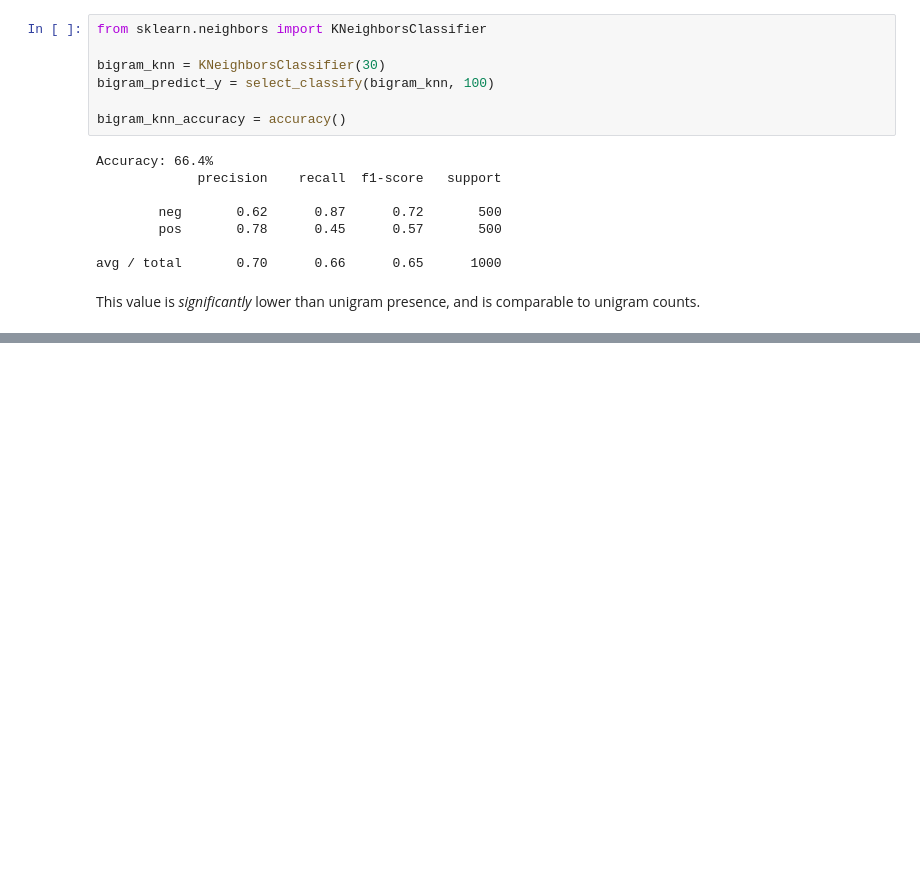
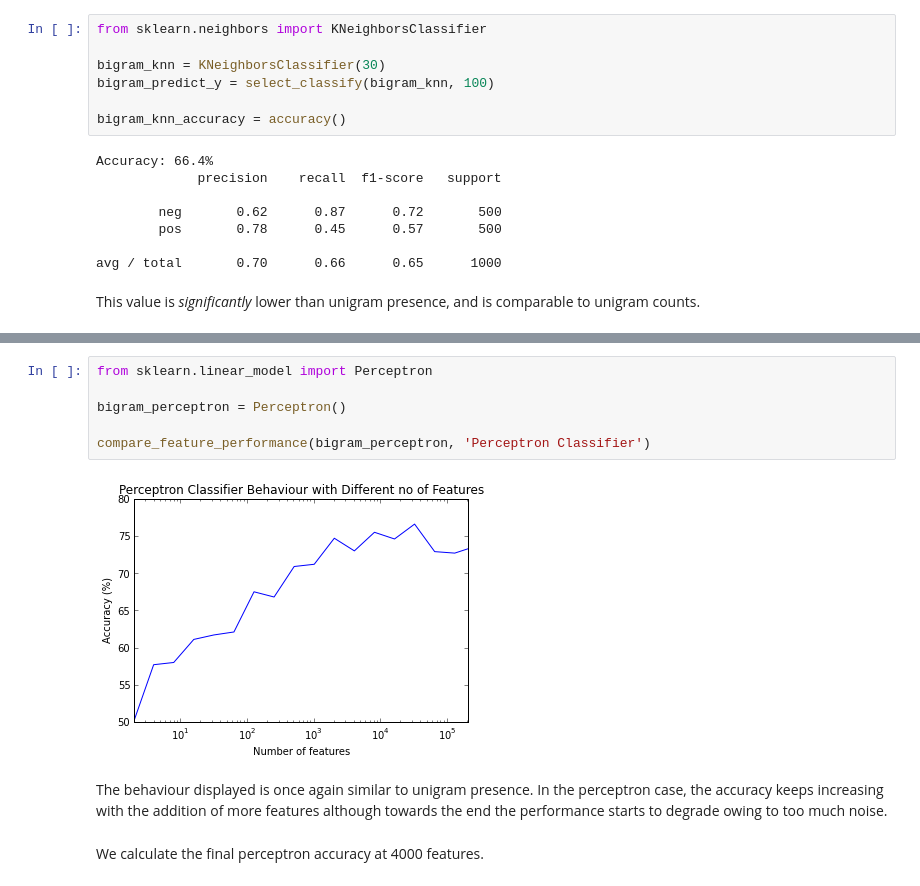
Before and after one commit to DJSagarAhire/Sentiment-Analysis-Comparative-Study, a Jupyter notebook: notebooks/03_Classification-Bigram-Presence.ipynb, the cells around one changed output, grey strips where cells are left out. Drawn from its saved outputs; the diff is of its cells as text; blank space fills up the shorter version.

```diff
--- a/notebooks/03_Classification-Bigram-Presence.ipynb
+++ b/notebooks/03_Classification-Bigram-Presence.ipynb
@@ -215,0 +279,12 @@ This value is *significantly* lower than unigram presence, and is comparable to
+# %%
+from sklearn.linear_model import Perceptron
+
+bigram_perceptron = Perceptron()
+
+compare_feature_performance(bigram_perceptron, 'Perceptron Classifier')
+# %% [output]
+[figure, added]
+# %% [markdown]
+The behaviour displayed is once again similar to unigram presence. In the perceptron case, the accuracy keeps increasing with the addition of more features although towards the end the performance starts to degrade owing to too much noise.
+# %% [markdown]
+We calculate the final perceptron accuracy at 4000 features.
```
Also changed, not shown: parts of 15 cells of this notebook.
